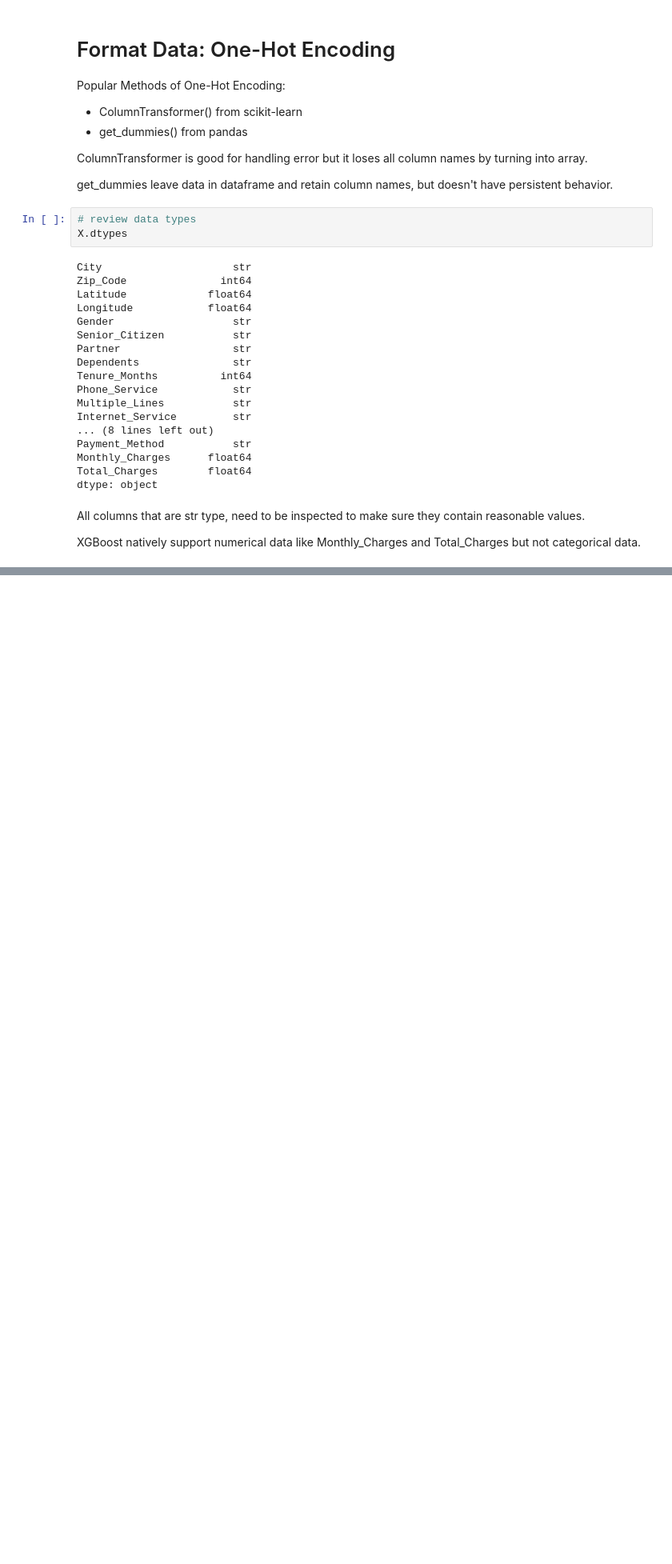
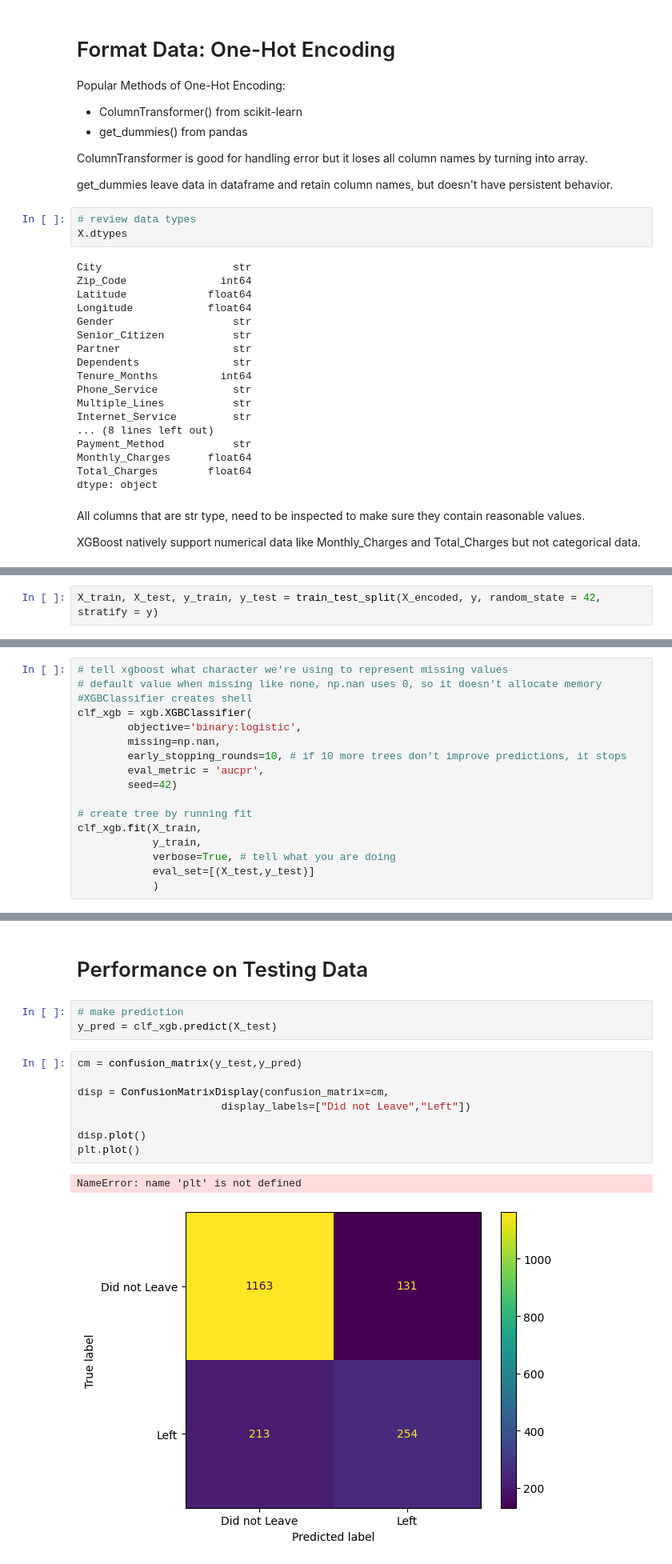
Before and after one commit to hasongc01/Customer-Churn, a Jupyter notebook: teleco.ipynb, the cells around one changed output, grey strips where cells are left out. Shown at 80% size. Saved outputs shown, nothing was run; the diff lists cells and outputs as text; blank space fills up the shorter version.

```diff
--- a/teleco.ipynb
+++ b/teleco.ipynb
@@ -361,0 +376,2 @@ pd.get_dummies(X,columns=['Payment_Method']).head()
+# %%
+X_train, X_test, y_train, y_test = train_test_split(X_encoded, y, random_state = 42, stratify = y)
@@ -361,0 +408,17 @@ pd.get_dummies(X,columns=['Payment_Method']).head()
+# %%
+# tell xgboost what character we're using to represent missing values
+# default value when missing like none, np.nan uses 0, so it doesn't allocate memory
+#XGBClassifier creates shell
+clf_xgb = xgb.XGBClassifier(
+        objective='binary:logistic',
+        missing=np.nan,
+        early_stopping_rounds=10, # if 10 more trees don't improve predictions, it stops
+        eval_metric = 'aucpr',
+        seed=42)
+
+# create tree by running fit
+clf_xgb.fit(X_train,
+            y_train,
+            verbose=True, # tell what you are doing
+            eval_set=[(X_test,y_test)]
+            )
@@ -361,0 +454,16 @@ pd.get_dummies(X,columns=['Payment_Method']).head()
+# %% [markdown]
+# Performance on Testing Data
+# %%
+# make prediction
+y_pred = clf_xgb.predict(X_test)
+# %%
+cm = confusion_matrix(y_test,y_pred)
+
+disp = ConfusionMatrixDisplay(confusion_matrix=cm,
+                       display_labels=["Did not Leave","Left"])
+
+disp.plot()
+plt.plot()
+# %% [output]
+NameError: name 'plt' is not defined
+[figure, added]
```
Also changed, not shown: parts of 14 cells of this notebook.
